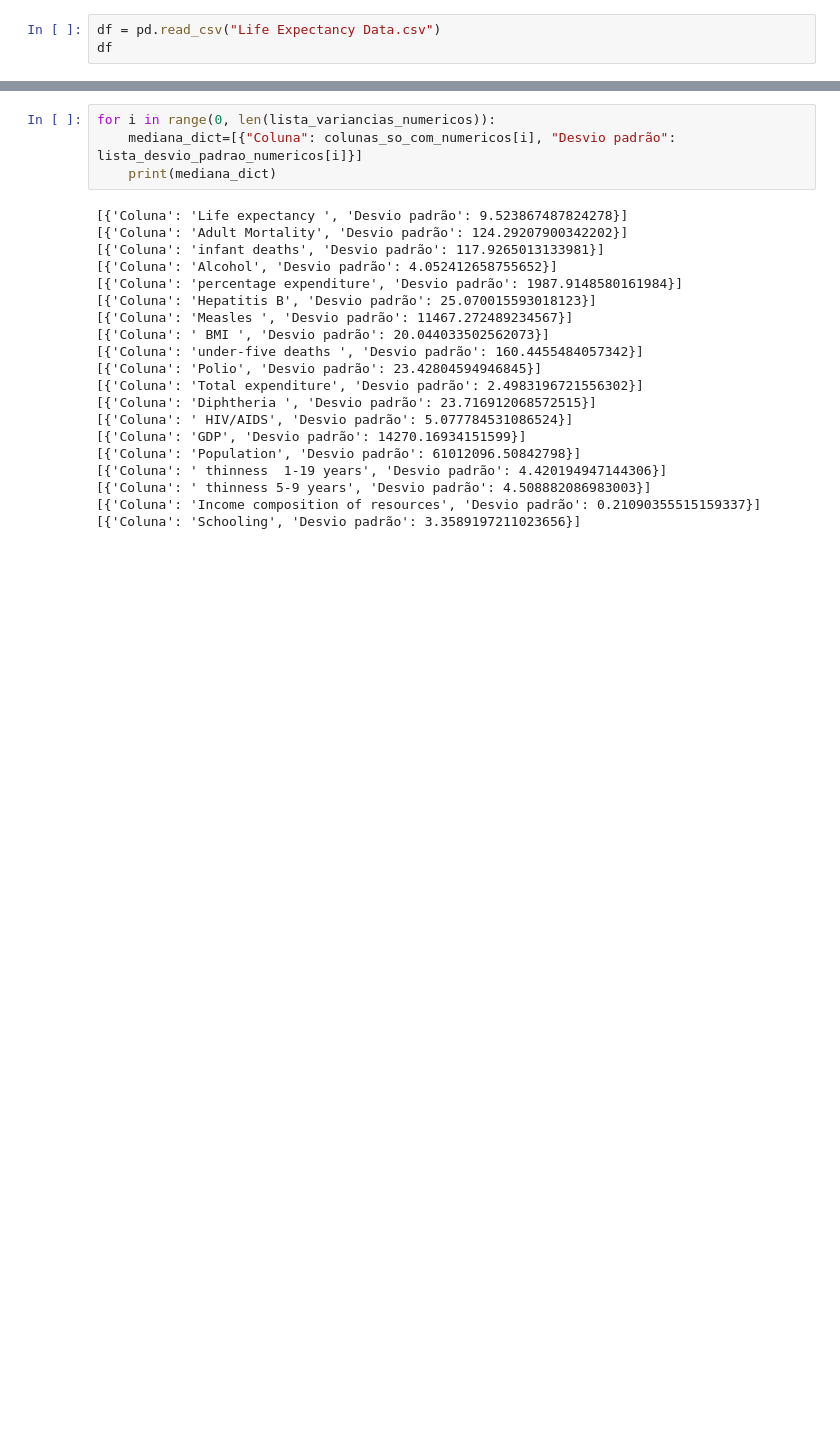
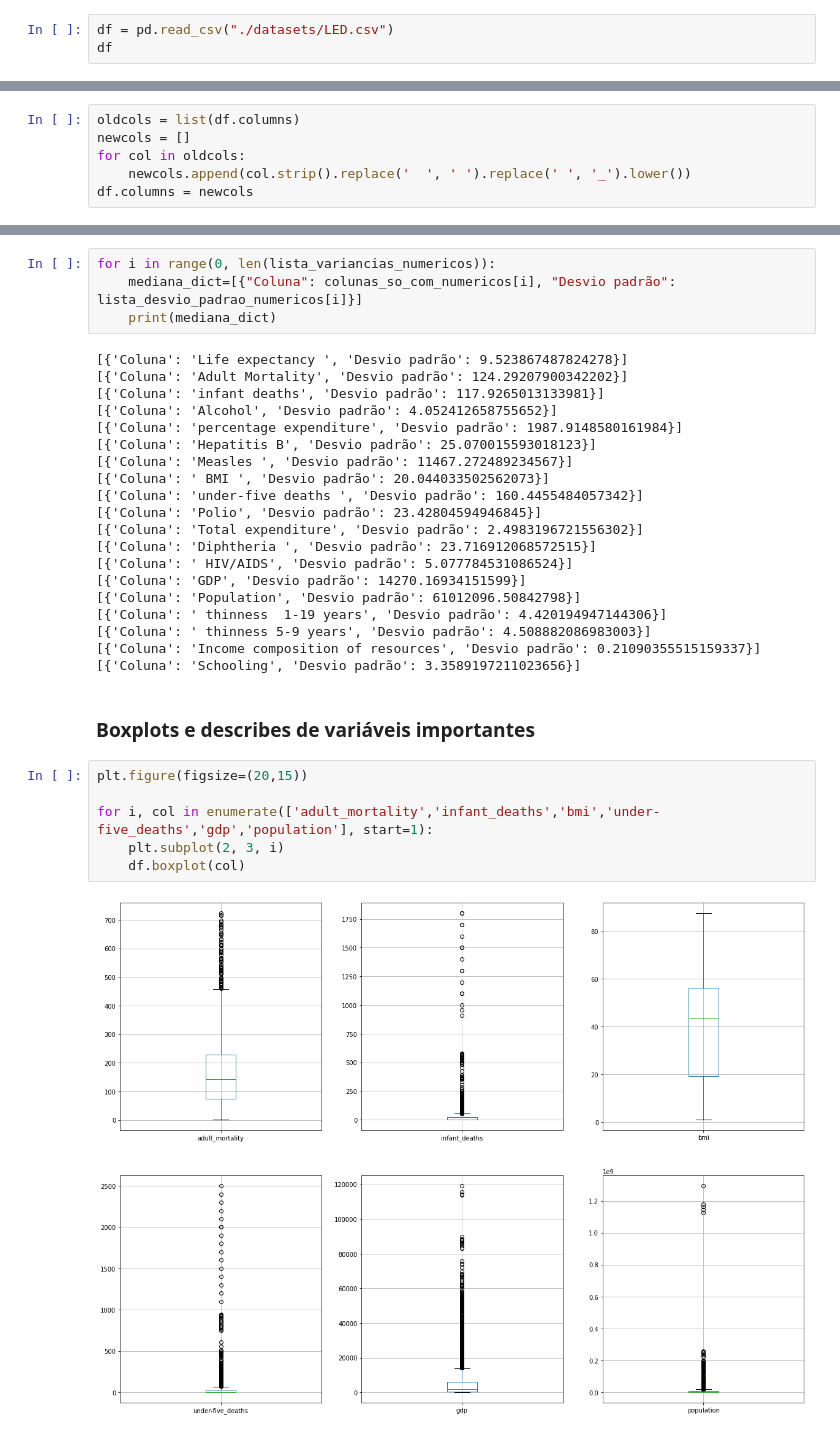
Before and after one commit to Vlarck/ICD, a Jupyter notebook: Projeto/projeto_dataset_centralidade_dispersao.ipynb, the cells around one changed output, grey strips where cells are left out. Saved outputs shown, nothing was run; the diff lists cells and outputs as text; blank space fills up the shorter version.

Commit message:
graficos e boxplots

```diff
--- a/Projeto/projeto_dataset_centralidade_dispersao.ipynb
+++ b/Projeto/projeto_dataset_centralidade_dispersao.ipynb
@@ -3,5 +6,5 @@ import pandas as pd
 # %%
-df = pd.read_csv("Life Expectancy Data.csv")
+df = pd.read_csv("./datasets/LED.csv")
 df
 # %% [output]
 |  | Country | Year | Status | Life expectancy | Adult Mortality | infant deaths | Alcohol | ... |
@@ -17,6 +20,12 @@ df
 | 2936 | Zimbabwe | 2001 | Developing | 45.3 | 686.0 | 25 | 1.72 | ... |
 | 2937 | Zimbabwe | 2000 | Developing | 46.0 | 665.0 | 24 | 1.68 | ... |
 2938 rows × 22 columns
+# %%
+oldcols = list(df.columns)
+newcols = []
+for col in oldcols:
+    newcols.append(col.strip().replace('  ', ' ').replace(' ', '_').lower())
+df.columns = newcols
 # %%
 colunas = df.columns # Lista com os títulos das colunas.
 colunas_so_com_numericos = colunas[3:23] # Deixei apenas valores numéricos(retirei as strings).
@@ -136,3 +145,13 @@ for i in range(0, len(lista_variancias_numericos)):
 [{'Coluna': ' thinness 5-9 years', 'Desvio padrão': 4.508882086983003}]
 [{'Coluna': 'Income composition of resources', 'Desvio padrão': 0.21090355515159337}]
 [{'Coluna': 'Schooling', 'Desvio padrão': 3.3589197211023656}]
+# %% [markdown]
+### Boxplots e describes de variáveis importantes
+# %%
+plt.figure(figsize=(20,15))
+
+for i, col in enumerate(['adult_mortality','infant_deaths','bmi','under-five_deaths','gdp','population'], start=1):
+    plt.subplot(2, 3, i)
+    df.boxplot(col)
+# %% [output]
+[figure, added]
```
Also changed, not shown: parts of 8 cells of this notebook, 1 other file.
